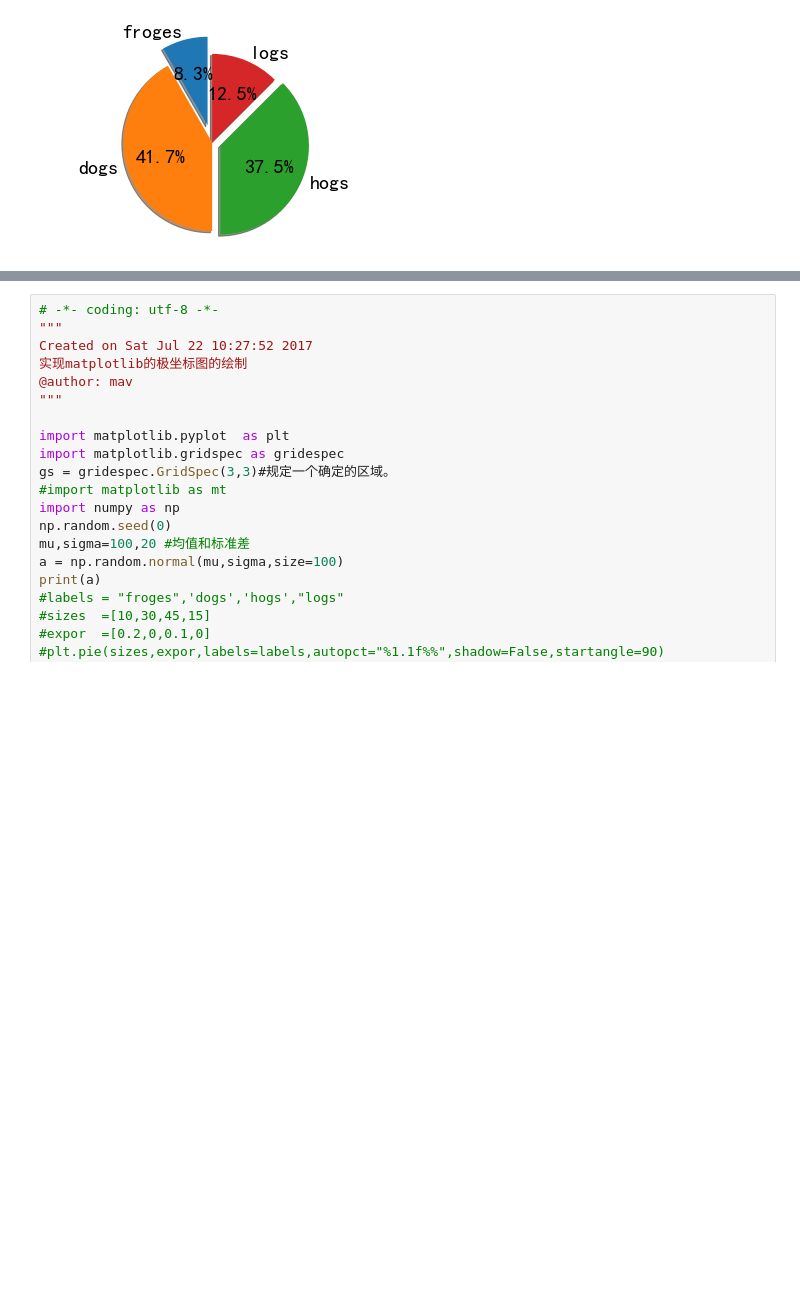
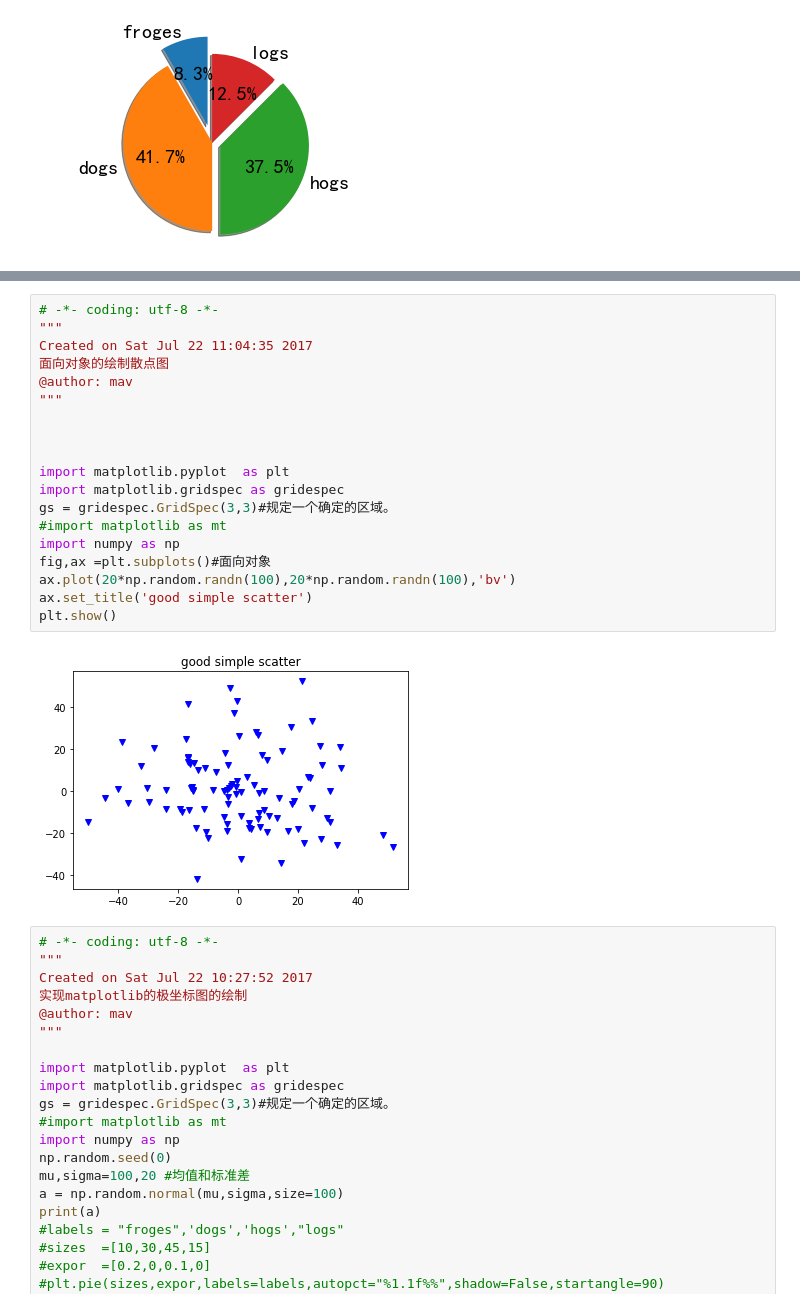
Before and after one commit to dgwy2018/bianchengke2018, a Jupyter notebook: 第二周matplotlib.ipynb, the cells around one changed output, grey strips where cells are left out. Drawn from its saved outputs; the diff is of its cells as text; blank space fills up the shorter version.

```diff
--- a/第二周matplotlib.ipynb
+++ b/第二周matplotlib.ipynb
@@ -354,6 +354,27 @@ plt.show()
 # %% [output]
 TypeError: 'str' object is not callable
 [figure]
+# %%
+# -*- coding: utf-8 -*-
+"""
+Created on Sat Jul 22 11:04:35 2017
+面向对象的绘制散点图
+@author: mav
+"""
+
+
+
+import matplotlib.pyplot  as plt
+import matplotlib.gridspec as gridespec
+gs = gridespec.GridSpec(3,3)#规定一个确定的区域。
+#import matplotlib as mt
+import numpy as np
+fig,ax =plt.subplots()#面向对象
+ax.plot(20*np.random.randn(100),20*np.random.randn(100),'bv')
+ax.set_title('good simple scatter')
+plt.show()
+# %% [output]
+[figure, added]
 # %%
 # -*- coding: utf-8 -*-
 """
```
Also changed, not shown: parts of 6 cells of this notebook, 3 other files.
